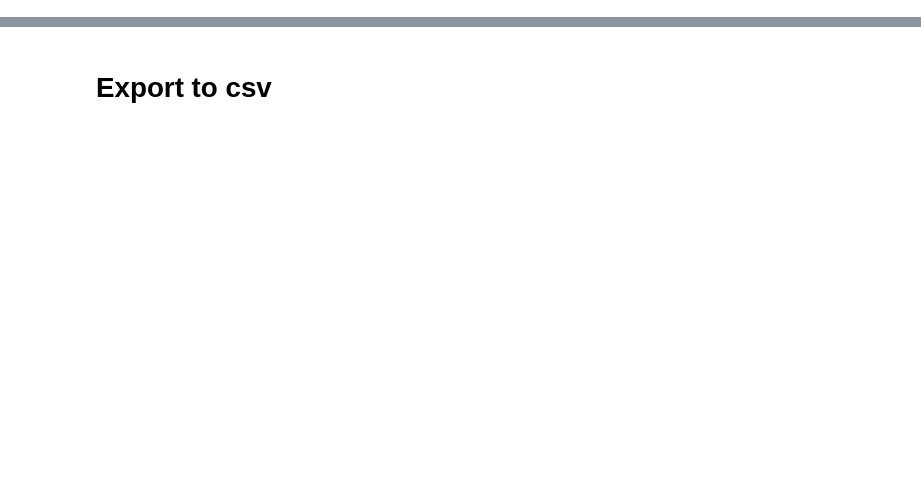
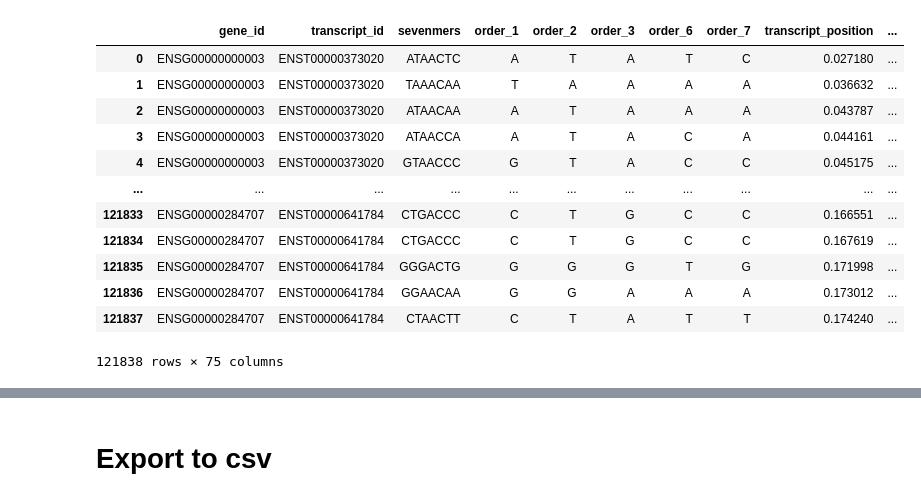
Before and after one commit to gohjophine/dsa4262-gnomes, a Jupyter notebook: src/feature_engineering.ipynb, the cells around one changed output, grey strips where cells are left out. Saved outputs shown, nothing was run; the diff lists cells and outputs as text; code cells hidden in the pictures; blank space fills up the shorter version.

```diff
--- a/src/feature_engineering.ipynb
+++ b/src/feature_engineering.ipynb
@@ -188,0 +138,3 @@ grouped_df3
+# %%
+# order_4 is always A, order_5 is always C --> drop
+grouped_df3 = grouped_df3.drop(columns=['order_4', 'order_5'])
@@ -188,0 +179,3 @@ grouped_df3
+# %%
+numerical_columns = grouped_df3.select_dtypes(include=['int64', 'float64']).columns
+string_columns = grouped_df3.select_dtypes(include=['object']).columns
@@ -188,0 +198,7 @@ grouped_df3
+# %%
+min_max_scaler = preprocessing.MinMaxScaler()
+x_scaled = min_max_scaler.fit_transform(grouped_df3[numerical_columns])
+df_normalised = pd.DataFrame(x_scaled)
+# %%
+df_normalised.columns = numerical_columns
+df_normalised
@@ -188,0 +219,17 @@ grouped_df3
+# %%
+final_df = pd.concat([grouped_df3[string_columns], df_normalised], axis=1)
+final_df
+# %% [output]
+|  | gene_id | transcript_id | sevenmers | order_1 | order_2 | order_3 | order_6 | order_7 | transcript_position | ... |
+| 0 | ENSG00000000003 | ENST00000373020 | ATAACTC | A | T | A | T | C | 0.027180 | ... |
+| 1 | ENSG00000000003 | ENST00000373020 | TAAACAA | T | A | A | A | A | 0.036632 | ... |
+| 2 | ENSG00000000003 | ENST00000373020 | ATAACAA | A | T | A | A | A | 0.043787 | ... |
+| 3 | ENSG00000000003 | ENST00000373020 | ATAACCA | A | T | A | C | A | 0.044161 | ... |
+| 4 | ENSG00000000003 | ENST00000373020 | GTAACCC | G | T | A | C | C | 0.045175 | ... |
+| ... | ... | ... | ... | ... | ... | ... | ... | ... | ... | ... |
+| 121833 | ENSG00000284707 | ENST00000641784 | CTGACCC | C | T | G | C | C | 0.166551 | ... |
+| 121834 | ENSG00000284707 | ENST00000641784 | CTGACCC | C | T | G | C | C | 0.167619 | ... |
+| 121835 | ENSG00000284707 | ENST00000641784 | GGGACTG | G | G | G | T | G | 0.171998 | ... |
+| 121836 | ENSG00000284707 | ENST00000641784 | GGAACAA | G | G | A | A | A | 0.173012 | ... |
+| 121837 | ENSG00000284707 | ENST00000641784 | CTAACTT | C | T | A | T | T | 0.174240 | ... |
+121838 rows × 75 columns
```
Also changed, not shown: parts of 28 cells of this notebook, 1 other file.
